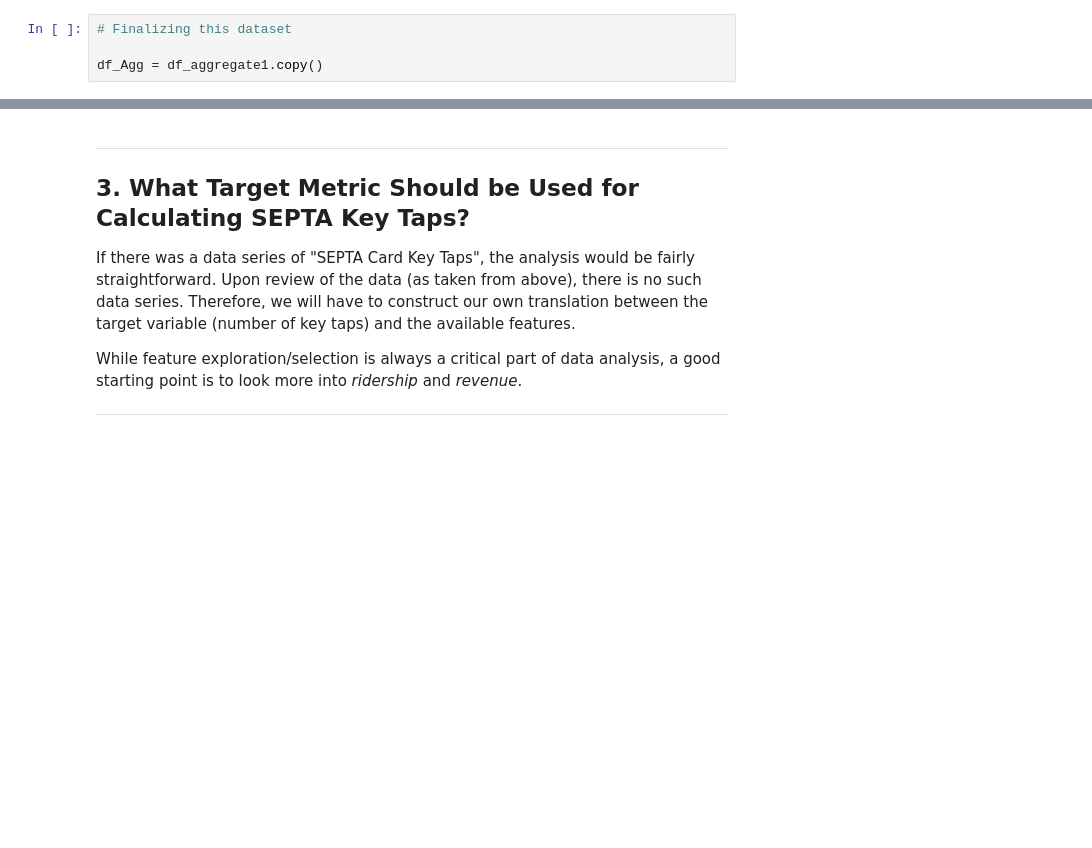
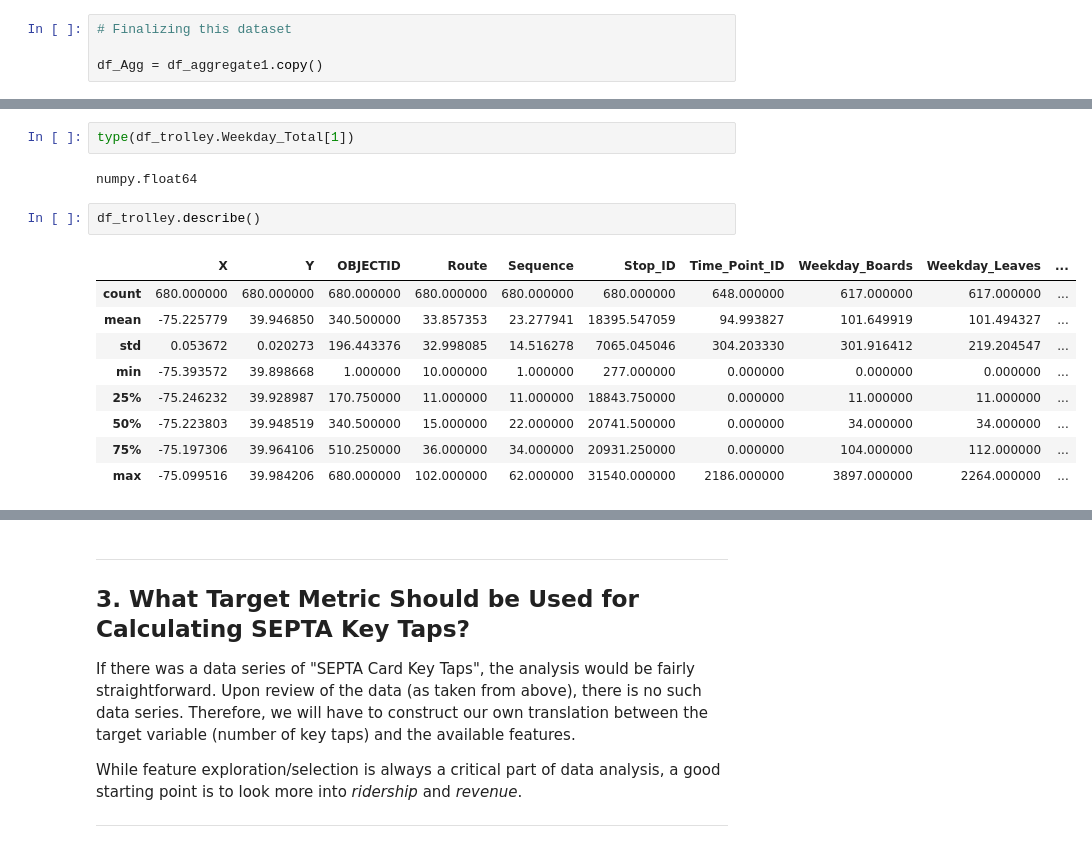
Before and after one commit to jafonte01/SEPTA-Competition-Project, a Jupyter notebook: iSepta Philly Project.ipynb, the cells around one changed output, grey strips where cells are left out. Cells and saved outputs as stored; diff of their text form; blank space fills up the shorter version.

```diff
--- a/iSepta Philly Project.ipynb
+++ b/iSepta Philly Project.ipynb
@@ -337,0 +417,16 @@ df_Agg = df_aggregate1.copy()
+# %%
+type(df_trolley.Weekday_Total[1])
+# %% [output]
+numpy.float64
+# %%
+df_trolley.describe()
+# %% [output]
+|  | X | Y | OBJECTID | Route | Sequence | Stop_ID | Time_Point_ID | Weekday_Boards | Weekday_Leaves | ... |
+| count | 680.000000 | 680.000000 | 680.000000 | 680.000000 | 680.000000 | 680.000000 | 648.000000 | 617.000000 | 617.000000 | ... |
+| mean | -75.225779 | 39.946850 | 340.500000 | 33.857353 | 23.277941 | 18395.547059 | 94.993827 | 101.649919 | 101.494327 | ... |
+| std | 0.053672 | 0.020273 | 196.443376 | 32.998085 | 14.516278 | 7065.045046 | 304.203330 | 301.916412 | 219.204547 | ... |
+| min | -75.393572 | 39.898668 | 1.000000 | 10.000000 | 1.000000 | 277.000000 | 0.000000 | 0.000000 | 0.000000 | ... |
+| 25% | -75.246232 | 39.928987 | 170.750000 | 11.000000 | 11.000000 | 18843.750000 | 0.000000 | 11.000000 | 11.000000 | ... |
+| 50% | -75.223803 | 39.948519 | 340.500000 | 15.000000 | 22.000000 | 20741.500000 | 0.000000 | 34.000000 | 34.000000 | ... |
+| 75% | -75.197306 | 39.964106 | 510.250000 | 36.000000 | 34.000000 | 20931.250000 | 0.000000 | 104.000000 | 112.000000 | ... |
+| max | -75.099516 | 39.984206 | 680.000000 | 102.000000 | 62.000000 | 31540.000000 | 2186.000000 | 3897.000000 | 2264.000000 | ... |
```
Also changed, not shown: parts of 9 cells of this notebook.
